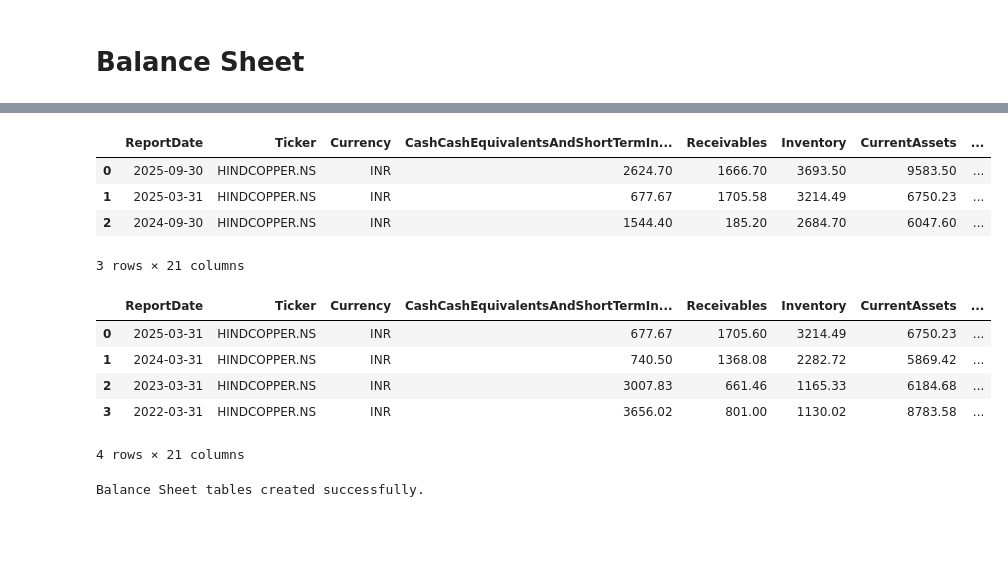
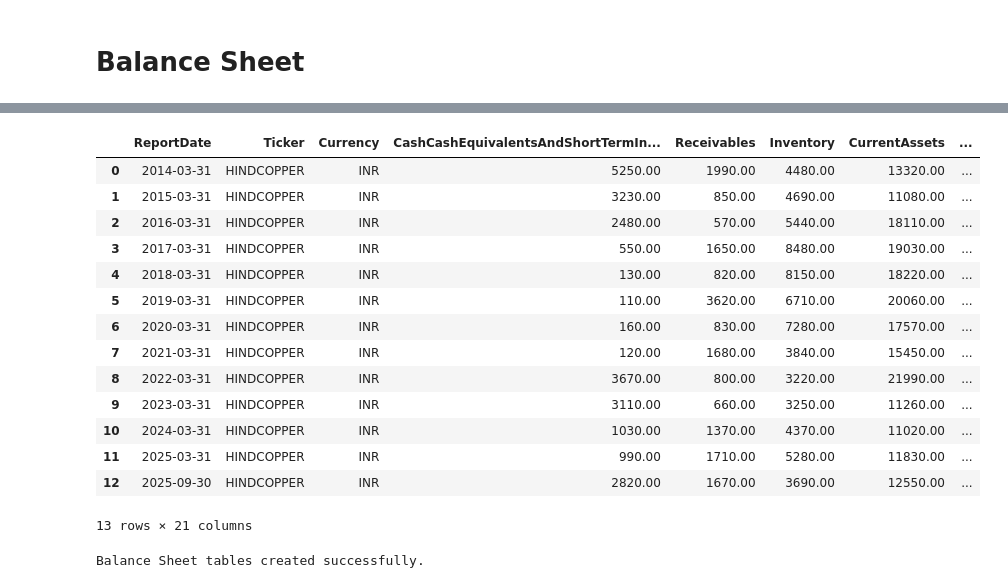
Before and after one commit to ashishmaharana188/financial_ETL_project, a Jupyter notebook: statementScrape.ipynb, the cells around one changed output, grey strips where cells are left out. Drawn from its saved outputs; the diff is of its cells as text; code cells hidden in the pictures; blank space fills up the shorter version.

Commit message:
Balancesheet

```diff
--- a/statementScrape.ipynb
+++ b/statementScrape.ipynb
@@ -19,7 +19,7 @@ API_KEY = "V6FLFA1K7ECKP0RK"
 #disable certificate warnings
 urllib3.disable_warnings(urllib3.exceptions.InsecureRequestWarning)
 
-tickerName = yf.Ticker("HINDCOPPER.NS") #MSFT #HINDCOPPER #PLTR
+tickerName = yf.Ticker("HINDCOPPER") #MSFT #HINDCOPPER #PLTR
 pd.set_option('display.float_format', lambda x: '%.2f' % x)
 # %%
 CACHE_DIR = "offline_statements"
@@ -65,8 +65,14 @@ def get_yfinance(ticker, statement_type,freq,cache_dir=CACHE_DIR):
           pretty=False,
           freq=freq
       )
+  elif statement_type == 'CASH_FLOW' and freq == 'yearly':
+     df = tickerName.get_cash_flow(
+          as_dict=False,
+          pretty=False,
+          freq=freq
+      )
   else:
-     df = tickerName.get_cash_flow(
+       df = tickerName.get_cash_flow(
           as_dict=False,
           pretty=False,
           freq=freq
@@ -261,6 +252,9 @@ def get_screener_financials(ticker, report_type="yearly"):
         section_id = 'profit-loss'
     elif report_type == "balance-sheet":
         section_id = 'balance-sheet'
+    else:
+        section_id = 'cash-flow'
+
     statement_section = soup.find("section", {"id": section_id})
 
     if not statement_section:
@@ -1225,47 +1243,56 @@ if alpha_vantage:
   stmt_currency = 'USD'
   stmt_multiplier = 0.000001
 
-  dfBalanceSheetY = dfBalanceSheetY.T.rename(columns=ittelson_screener_balance_sheet_map)
-  display(dfBalanceSheetY)
-  clean_yearly_balance_sheet = format_statement_for_db(dfBalanceSheetY, ittelson_balance_sheet_columns,tickerName.ticker,currency=stmt_currency, multiplier=stmt_multiplier,)
+  df_normalize_BQ = map_statement_via_dictionary(dfBalanceSheetQ, normalized_bs_synonym_map, bs_keys_to_fetch)
+  df_normalize_BY = map_statement_via_dictionary(dfBalanceSheetY, normalized_bs_synonym_map, bs_keys_to_fetch)
+
+  dfBalanceSheetQ_calc = apply_balance_sheet_fallbacks(df_normalize_BQ, ittelson_balance_sheet_columns)
+  clean_quarterly_balance_sheet = format_statement_for_db(dfBalanceSheetQ_calc, ittelson_balance_sheet_columns,tickerName.ticker,currency=stmt_currency, multiplier=stmt_multiplier, transpose=True)
+
+  dfBalanceSheetY_calc = apply_balance_sheet_fallbacks(df_normalize_BY, ittelson_balance_sheet_columns)
+  clean_yearly_balance_sheet = format_statement_for_db(dfBalanceSheetY_calc, ittelson_balance_sheet_columns,tickerName.ticker,currency=stmt_currency, multiplier=stmt_multiplier, transpose=True)
 
 elif use_yfinance:
 
   stmt_currency = tickerName.info.get('currency', 'USD')
   stmt_multiplier = 0.000001
 
   df_normalize_BQ = map_statement_via_dictionary(dfBalanceSheetQ, normalized_bs_synonym_map, bs_keys_to_fetch)
   df_normalize_BY = map_statement_via_dictionary(dfBalanceSheetY, normalized_bs_synonym_map, bs_keys_to_fetch)
 
   dfBalanceSheetQ_calc = apply_balance_sheet_fallbacks(df_normalize_BQ, ittelson_balance_sheet_columns)
   clean_quarterly_balance_sheet = format_statement_for_db(dfBalanceSheetQ_calc, ittelson_balance_sheet_columns,tickerName.ticker,currency=stmt_currency, multiplier=stmt_multiplier, transpose=True)
 
   dfBalanceSheetY_calc = apply_balance_sheet_fallbacks(df_normalize_BY, ittelson_balance_sheet_columns)
   clean_yearly_balance_sheet = format_statement_for_db(dfBalanceSheetY_calc, ittelson_balance_sheet_columns,tickerName.ticker,currency=stmt_currency, multiplier=stmt_multiplier, transpose=True)
 
   display(clean_quarterly_balance_sheet)
   display(clean_yearly_balance_sheet)
 
 else:
 
   stmt_currency = 'INR'
   stmt_multiplier = 10.0
   df_normalize_BY = map_statement_via_dictionary(dfBalanceSheetY, normalized_bs_synonym_map, bs_keys_to_fetch)
   dfBalanceSheetY_calc = apply_balance_sheet_fallbacks(df_normalize_BY, ittelson_balance_sheet_columns)
   clean_yearly_balance_sheet = format_statement_for_db(dfBalanceSheetY_calc, ittelson_balance_sheet_columns, tickerName.ticker,currency=stmt_currency, multiplier=stmt_multiplier, transpose=True)
   display(clean_yearly_balance_sheet)
 # %% [output]
 |  | ReportDate | Ticker | Currency | CashCashEquivalentsAndShortTermIn... | Receivables | Inventory | CurrentAssets | ... |
-| 0 | 2025-09-30 | HINDCOPPER.NS | INR | 2624.70 | 1666.70 | 3693.50 | 9583.50 | ... |
-| 1 | 2025-03-31 | HINDCOPPER.NS | INR | 677.67 | 1705.58 | 3214.49 | 6750.23 | ... |
-| 2 | 2024-09-30 | HINDCOPPER.NS | INR | 1544.40 | 185.20 | 2684.70 | 6047.60 | ... |
+| 0 | 2014-03-31 | HINDCOPPER | INR | 5250.00 | 1990.00 | 4480.00 | 13320.00 | ... |
+| 1 | 2015-03-31 | HINDCOPPER | INR | 3230.00 | 850.00 | 4690.00 | 11080.00 | ... |
+| 2 | 2016-03-31 | HINDCOPPER | INR | 2480.00 | 570.00 | 5440.00 | 18110.00 | ... |
+| 3 | 2017-03-31 | HINDCOPPER | INR | 550.00 | 1650.00 | 8480.00 | 19030.00 | ... |
+| 4 | 2018-03-31 | HINDCOPPER | INR | 130.00 | 820.00 | 8150.00 | 18220.00 | ... |
+| 5 | 2019-03-31 | HINDCOPPER | INR | 110.00 | 3620.00 | 6710.00 | 20060.00 | ... |
+| 6 | 2020-03-31 | HINDCOPPER | INR | 160.00 | 830.00 | 7280.00 | 17570.00 | ... |
+| 7 | 2021-03-31 | HINDCOPPER | INR | 120.00 | 1680.00 | 3840.00 | 15450.00 | ... |
+| 8 | 2022-03-31 | HINDCOPPER | INR | 3670.00 | 800.00 | 3220.00 | 21990.00 | ... |
+| 9 | 2023-03-31 | HINDCOPPER | INR | 3110.00 | 660.00 | 3250.00 | 11260.00 | ... |
+| 10 | 2024-03-31 | HINDCOPPER | INR | 1030.00 | 1370.00 | 4370.00 | 11020.00 | ... |
+| 11 | 2025-03-31 | HINDCOPPER | INR | 990.00 | 1710.00 | 5280.00 | 11830.00 | ... |
+| 12 | 2025-09-30 | HINDCOPPER | INR | 2820.00 | 1670.00 | 3690.00 | 12550.00 | ... |
-3 rows × 21 columns
+13 rows × 21 columns
-|  | ReportDate | Ticker | Currency | CashCashEquivalentsAndShortTermIn... | Receivables | Inventory | CurrentAssets | ... |
-| 0 | 2025-03-31 | HINDCOPPER.NS | INR | 677.67 | 1705.60 | 3214.49 | 6750.23 | ... |
-| 1 | 2024-03-31 | HINDCOPPER.NS | INR | 740.50 | 1368.08 | 2282.72 | 5869.42 | ... |
-| 2 | 2023-03-31 | HINDCOPPER.NS | INR | 3007.83 | 661.46 | 1165.33 | 6184.68 | ... |
-| 3 | 2022-03-31 | HINDCOPPER.NS | INR | 3656.02 | 801.00 | 1130.02 | 8783.58 | ... |
-4 rows × 21 columns
 # %%
 quarterly_balance_sheet = Table(
     'quarterly_balance_sheet', metadata,
```
Also changed, not shown: parts of 19 cells of this notebook.
